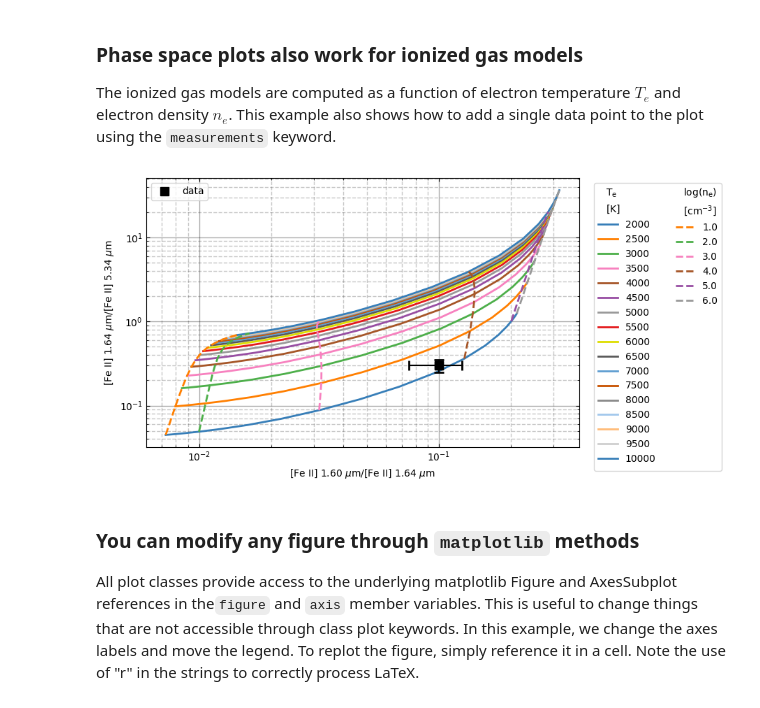
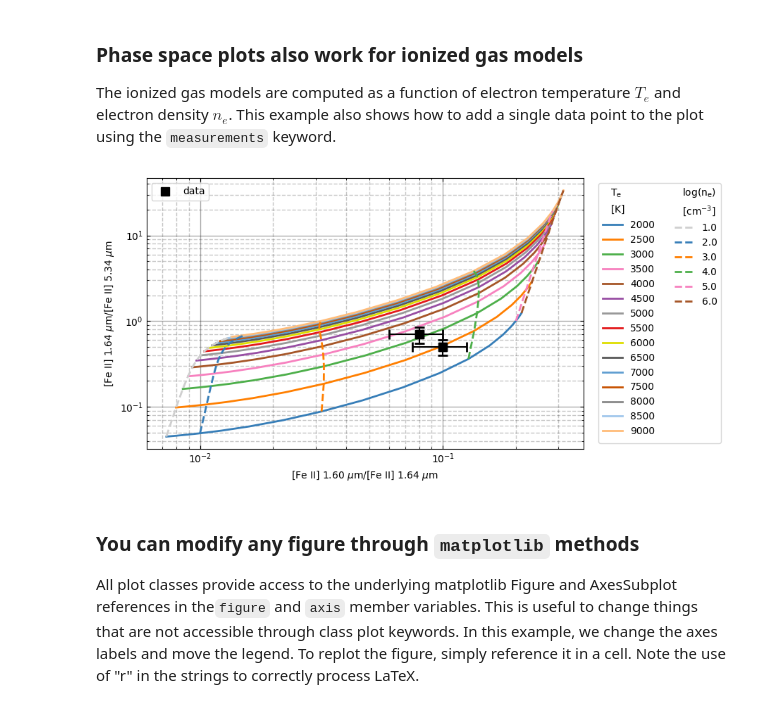
Before and after one commit to mpound/pdrtpy-nb, a Jupyter notebook: notebooks/PDRT_Example_Model_Plotting.ipynb, the cells around one changed output. Drawn from its saved outputs; the diff is of its cells as text; code cells hidden in the pictures.

```diff
--- a/notebooks/PDRT_Example_Model_Plotting.ipynb
+++ b/notebooks/PDRT_Example_Model_Plotting.ipynb
@@ -210,12 +210,12 @@ mp.phasespace(["H200S2","TS"])
 ### Phase space plots also work for ionized gas models
 The ionized gas models are computed as a function of electron temperature $T_e$ and electron density $n_e$.  This example also shows how to add a single data point to the plot using the `measurements` keyword.
 # %%
-m1 = Measurement(data=[0.1],uncertainty = StdDevUncertainty(0.025),identifier="FEII_1.60/FEII_1.64",unit="")
-m2 = Measurement(data=[0.3],uncertainty = StdDevUncertainty(0.05),identifier="FEII_1.64/FEII_5.34",unit="")
-mp.phasespace(['FEII_1.60/FEII_1.64','FEII_1.64/FEII_5.34'],nax2_clip=[10,1E6]*u.Unit("cm-3"),nax1_clip=[2E3,1E4]*u.Unit("K"),measurements=[m1,m2],errorbar=True)
+m1 = Measurement(data=[0.1, 0.08],uncertainty = StdDevUncertainty([0.025, 0.02]),identifier="FEII_1.60/FEII_1.64",unit="")
+m2 = Measurement(data=[0.5, 0.7],uncertainty = StdDevUncertainty([0.1, 0.15]),identifier="FEII_1.64/FEII_5.34",unit="")
+mp.phasespace(['FEII_1.60/FEII_1.64','FEII_1.64/FEII_5.34'],nax2_clip=[10,1E6]*u.Unit("cm-3"),nax1_clip=[2E3,9E3]*u.Unit("K"),measurements=[m1,m2],errorbar=True)
 mp.savefig("Ironlines.png")
 # %% [output]
-[figure, old version]
+[figure, new version]
 # %% [markdown]
 ### You can modify any figure through `matplotlib` methods
 All plot classes provide access to the underlying matplotlib Figure and AxesSubplot references in the`figure` and `axis` member variables. This is useful to change things that are not accessible through class plot keywords. In this example, we change the axes labels and move the legend.  To replot the figure, simply reference it in a cell. Note the use of "r" in the strings to correctly process LaTeX.
```
Also changed, not shown: parts of 2 cells of this notebook, 6 other files.
